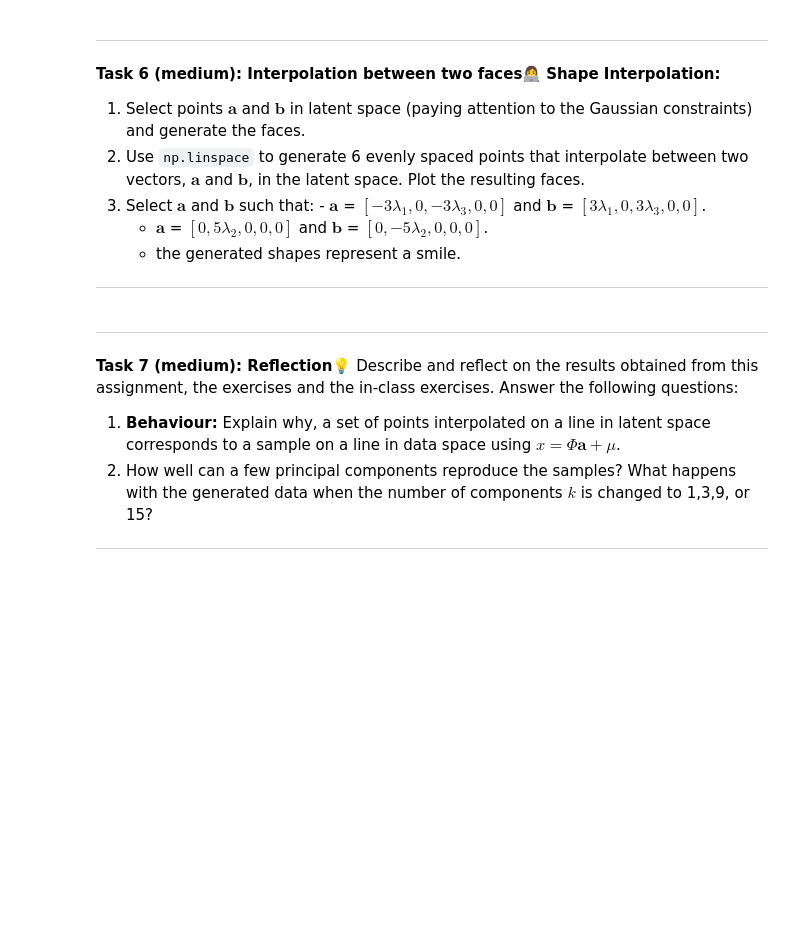
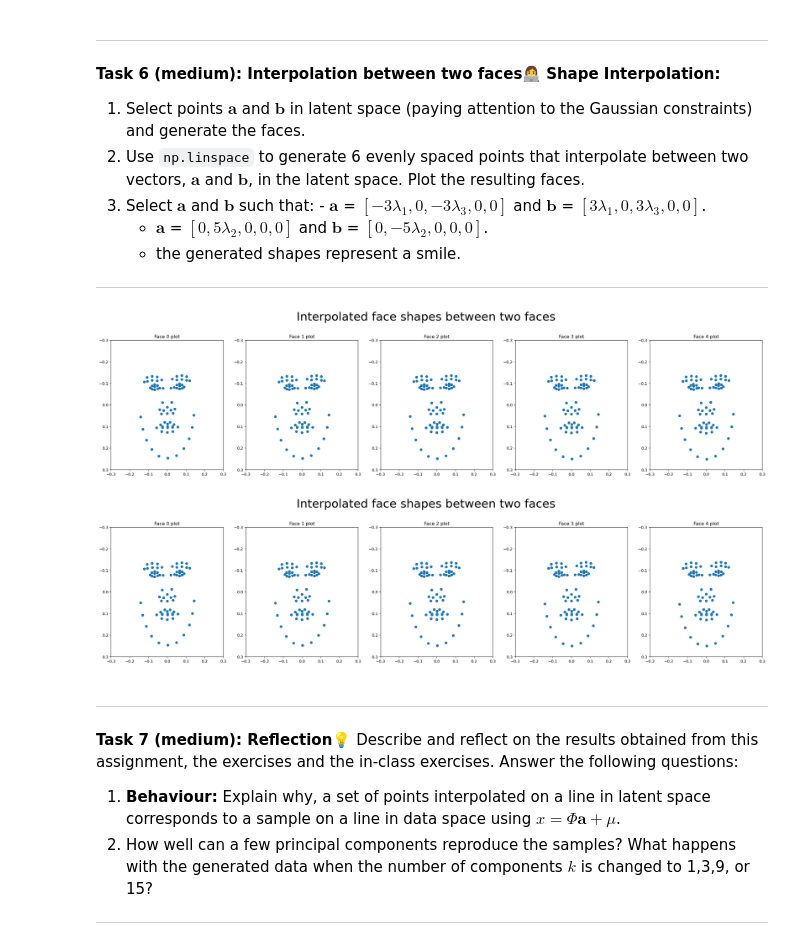
Before and after one commit to nselpriv/ml-assignment-2, a Jupyter notebook: W11/02-shape_generation.ipynb, the cells around one changed output. Drawn from its saved outputs; the diff is of its cells as text; code cells hidden in the pictures; blank space fills up the shorter version.

```diff
--- a/W11/02-shape_generation.ipynb
+++ b/W11/02-shape_generation.ipynb
@@ -287,6 +417,29 @@ plt.scatter(d[:, 0], d[:, 1])
 ---
 # %%
 # write the implementation for "Interpolation between two faces" here
+
+a = np.array([-3*val[0],0,-3*val[2],0,0])
+b = np.array([3*val[0],0,3*val[2],0,0])
+
+
+
+d = np.linspace(a, b, num=5)
+
+d_transformed = transform_from_latent_space(d, comp[:, :5], mu)
+
+plot_many_faces(d_transformed, "Interpolated face shapes between two faces")
+
+
+a_2 = np.array([0,5*val[1],0,0,0])
+b_2 = np.array([0,-5*val[1],0,0,0])
+
+d_2 = np.linspace(a_2, b_2, num=5)
+d_transformed_2 = transform_from_latent_space(d_2, comp[:, :5], mu)
+
+plot_many_faces(d_transformed_2, "Interpolated face shapes between two faces")
+# %% [output]
+[figure, added]
+[figure, added]
 # %% [markdown]
 
 ---
```
Also changed, not shown: parts of 7 cells of this notebook.
